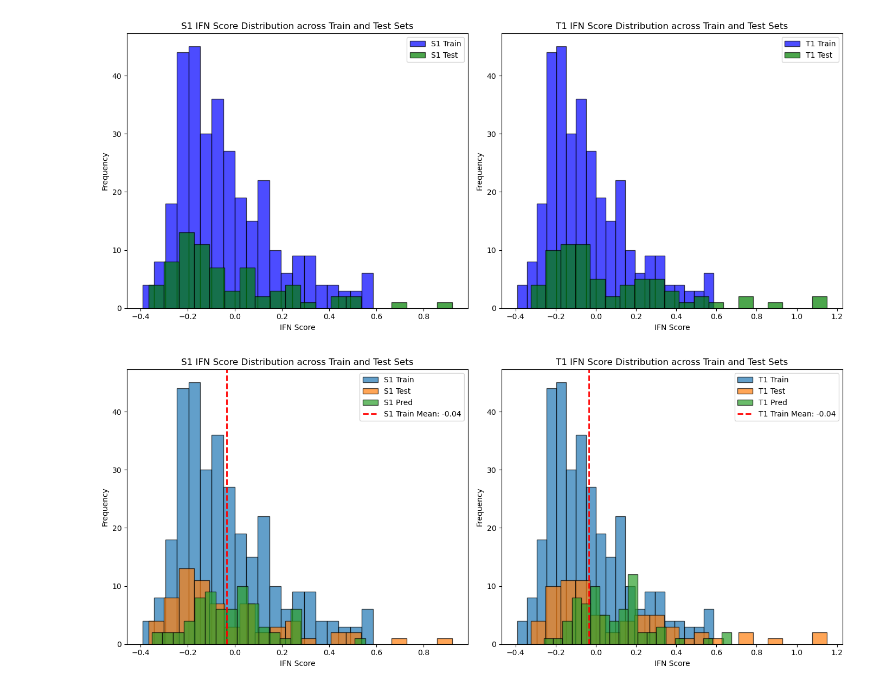
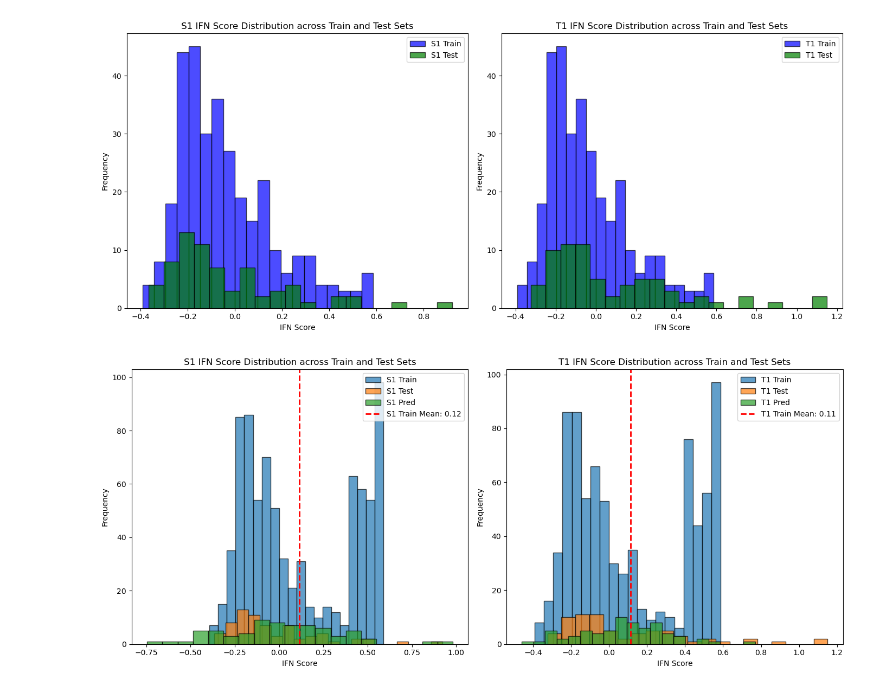
Before and after one commit to SchubertLab/VaccineSimulator, a Jupyter notebook: notebooks/model_notebooks/pipeline_opt_transport.ipynb, the cells around one changed output. Saved outputs shown, nothing was run; the diff lists cells and outputs as text; code cells hidden in the pictures.

```diff
--- a/notebooks/model_notebooks/pipeline_opt_transport.ipynb
+++ b/notebooks/model_notebooks/pipeline_opt_transport.ipynb
@@ -232,5 +232,16 @@ print(X_s1_train.shape)
 # %% [markdown]
 # Oversampling Smogn P1 S1 only
+# %%
+k_smogn = 5
+samp_method_smogn = 'extreme'
+rel_thres_smogn = 0.5
+
+rg_mtrx = [
+    [0.0, 0, 0],    # At score 0.0, relevance is 0 (not minority)
+    [0.39, 0, 0],   # Up to 0.59, relevance stays 0
+    [0.4, 1, 0],    # At 0.6, relevance jumps to 1 (minority)
+    [3, 1, 0]     # Up to 1.0, relevance remains 1
+]
 # %%
 import smogn
 
@@ -249,13 +260,12 @@ df_s1 = df_s1.dropna()
 df_s1_resampled = smogn.smoter(
     data=df_s1,
     y='target',
-    k=5,
-    samp_method='extreme',
-    rel_thres=0.6,
-    rel_method='auto',
-    rel_xtrm_type='high',
-    rel_coef = 1,
+    k=k_smogn,
+    samp_method=samp_method_smogn,  # oversample the extreme target values
+    rel_thres=rel_thres_smogn,          # relevance threshold (tune this parameter)
+    rel_method='manual',      # let SMOGN automatically compute relevance scores
     drop_na_row=True,
+    rel_ctrl_pts_rg = rg_mtrx
 )
 
 # Separate features and target for S1
@@ -346,13 +356,12 @@ df_t1 = df_t1.dropna()
 df_t1_resampled = smogn.smoter(
     data=df_t1,
     y='target',
-    k=5,
-    samp_method='extreme',
-    rel_thres=0.6,
-    rel_method='auto',
-    rel_xtrm_type='high',
-    rel_coef = 1,
+    k=k_smogn,
+    samp_method=samp_method_smogn,  # oversample the extreme target values
+    rel_thres=rel_thres_smogn,          # relevance threshold (tune this parameter)
+    rel_method='manual',      # let SMOGN automatically compute relevance scores
     drop_na_row=True,
+    rel_ctrl_pts_rg = rg_mtrx
 )
 
 # Separate features and target for T1
@@ -366,7 +375,7 @@ y_t1_train = y_t1_resampled
 # %% [markdown]
 add model weight
 # %%
-weights_t1 = np.where(y_t1_train > 0.5, 1, 0.3)
+weights_t1 = np.where(y_t1_train > 0.5, 1, 1)
 # %% [markdown]
 train
 # %%
@@ -1291,33 +1342,33 @@ import numpy as np
 mean_s1_train = np.mean(y_s1_train)
 
 mean_t1_train = np.mean(y_t1_train)
 
 # Plot IFN score distributions for train and test sets
 plt.figure(figsize=(14, 6))
 
 # Train distribution
 plt.subplot(1, 2, 1)
 plt.hist(y_s1_train, bins=20, alpha=0.7, label="S1 Train", edgecolor="black")
 plt.hist(y_s1_test, bins=20, alpha=0.7, label="S1 Test", edgecolor="black")
-plt.hist(y_s1_pred, bins=20, alpha=0.7, label="S1 Pred", edgecolor="black")
+plt.hist(y_s1_pred_lr, bins=20, alpha=0.7, label="S1 Pred", edgecolor="black")
 plt.axvline(mean_s1_train, color='red', linestyle='dashed', linewidth=2, label=f"S1 Train Mean: {mean_s1_train:.2f}")
 plt.title("S1 IFN Score Distribution across Train and Test Sets")
 plt.xlabel("IFN Score")
 plt.ylabel("Frequency")
 plt.legend()
 
 # Test distribution
 plt.subplot(1, 2, 2)
 plt.hist(y_t1_train, bins=20, alpha=0.7, label="T1 Train", edgecolor="black")
 plt.hist(y_t1_test, bins=20, alpha=0.7, label="T1 Test", edgecolor="black")
-plt.hist(y_t1_pred, bins=20, alpha=0.7, label="T1 Pred", edgecolor="black")
+plt.hist(y_t1_pred_lr, bins=20, alpha=0.7, label="T1 Pred", edgecolor="black")
 plt.axvline(mean_t1_train, color='red', linestyle='dashed', linewidth=2, label=f"T1 Train Mean: {mean_t1_train:.2f}")
 plt.title("T1 IFN Score Distribution across Train and Test Sets")
 plt.xlabel("IFN Score")
 plt.ylabel("Frequency")
 plt.legend()
 
 plt.tight_layout()
 plt.show()
 # %% [output]
-[figure, old version]
+[figure, new version]
```
Also changed, not shown: parts of 19 cells of this notebook, 3 other files.
